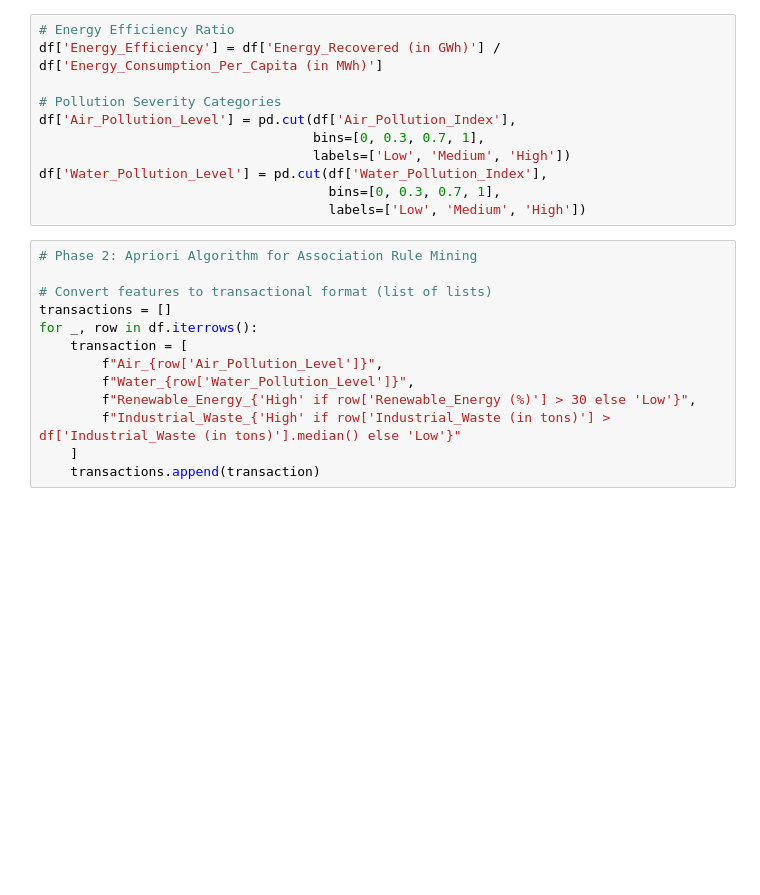
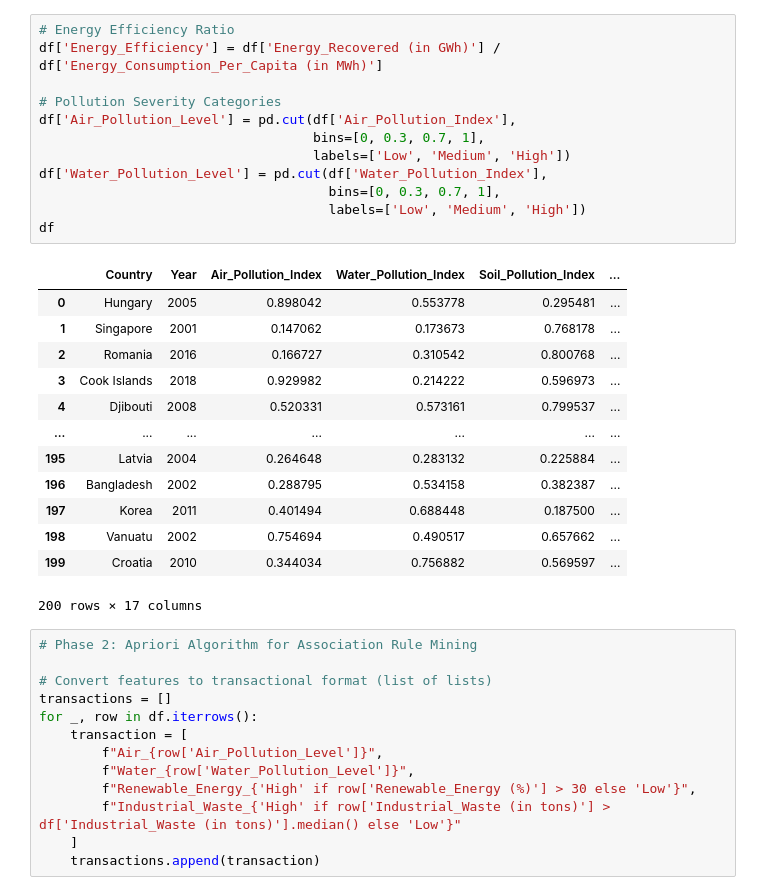
Before and after one commit to Dnyaneshwar-Markad/Global-Pollution, a Jupyter notebook: Asssignment8.ipynb, the cells around one changed output. Drawn from its saved outputs; the diff is of its cells as text; blank space fills up the shorter version.

```diff
--- a/Asssignment8.ipynb
+++ b/Asssignment8.ipynb
@@ -40,14 +70,29 @@ df['Country_Encoded'] = le.fit_transform(df['Country'])
 # %%
 # Energy Efficiency Ratio
 df['Energy_Efficiency'] = df['Energy_Recovered (in GWh)'] / df['Energy_Consumption_Per_Capita (in MWh)']
 
 # Pollution Severity Categories
 df['Air_Pollution_Level'] = pd.cut(df['Air_Pollution_Index'],
                                    bins=[0, 0.3, 0.7, 1],
                                    labels=['Low', 'Medium', 'High'])
 df['Water_Pollution_Level'] = pd.cut(df['Water_Pollution_Index'],
                                      bins=[0, 0.3, 0.7, 1],
                                      labels=['Low', 'Medium', 'High'])
+df
+# %% [output]
+|  | Country | Year | Air_Pollution_Index | Water_Pollution_Index | Soil_Pollution_Index | ... |
+| 0 | Hungary | 2005 | 0.898042 | 0.553778 | 0.295481 | ... |
+| 1 | Singapore | 2001 | 0.147062 | 0.173673 | 0.768178 | ... |
+| 2 | Romania | 2016 | 0.166727 | 0.310542 | 0.800768 | ... |
+| 3 | Cook Islands | 2018 | 0.929982 | 0.214222 | 0.596973 | ... |
+| 4 | Djibouti | 2008 | 0.520331 | 0.573161 | 0.799537 | ... |
+| ... | ... | ... | ... | ... | ... | ... |
+| 195 | Latvia | 2004 | 0.264648 | 0.283132 | 0.225884 | ... |
+| 196 | Bangladesh | 2002 | 0.288795 | 0.534158 | 0.382387 | ... |
+| 197 | Korea | 2011 | 0.401494 | 0.688448 | 0.187500 | ... |
+| 198 | Vanuatu | 2002 | 0.754694 | 0.490517 | 0.657662 | ... |
+| 199 | Croatia | 2010 | 0.344034 | 0.756882 | 0.569597 | ... |
+200 rows × 17 columns
 # %%
 # Phase 2: Apriori Algorithm for Association Rule Mining
 
```
Also changed, not shown: parts of 3 cells of this notebook.
